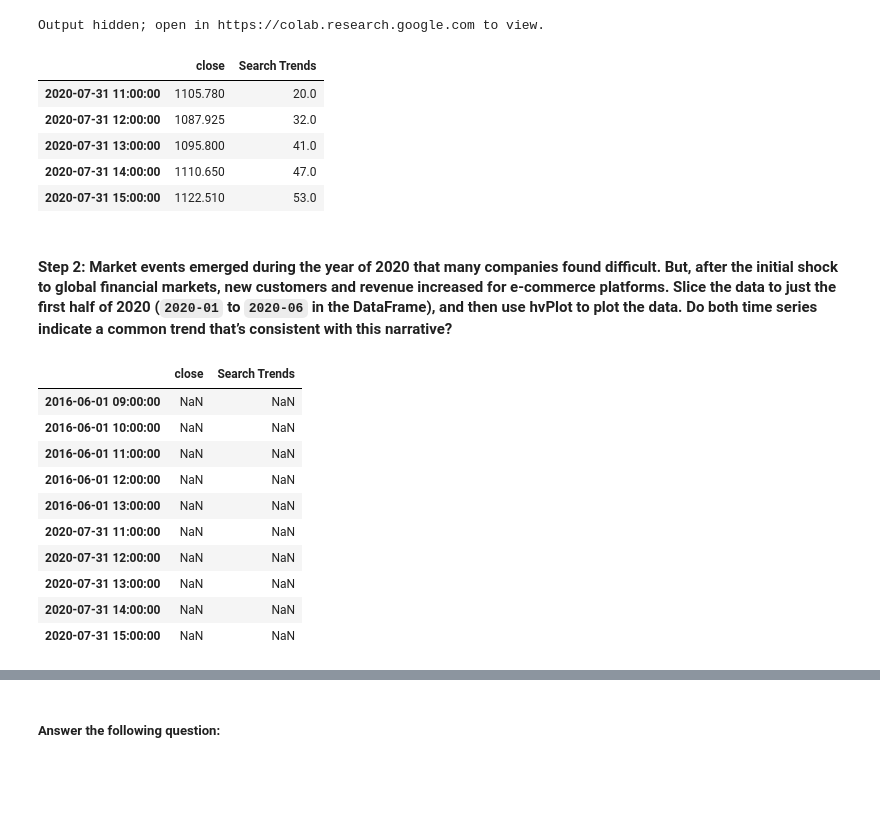
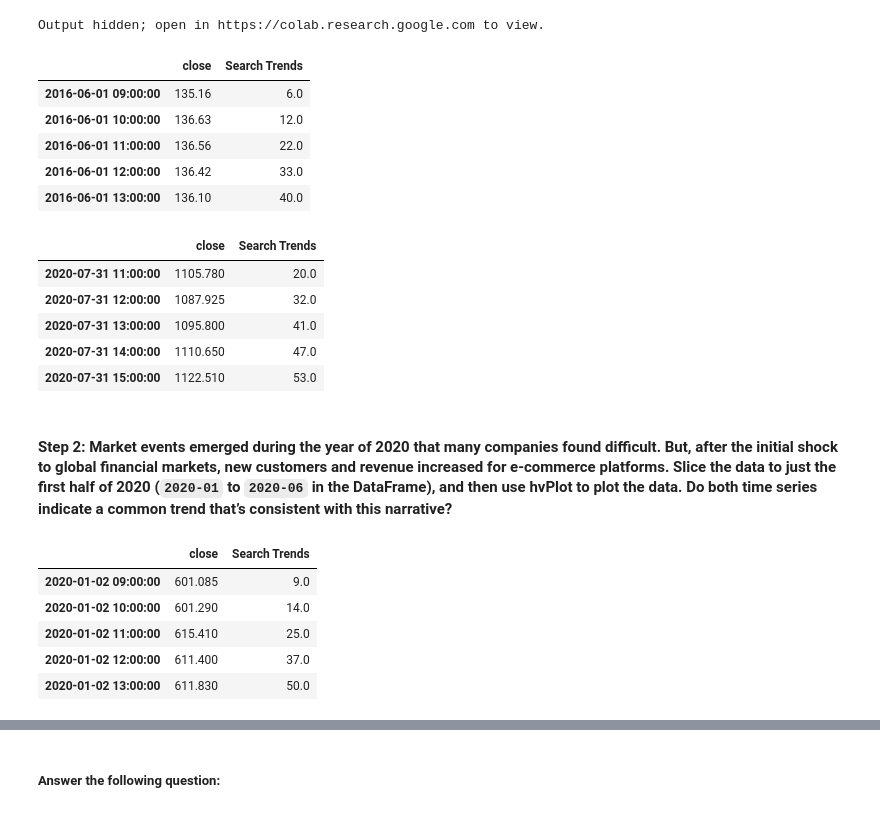
Before and after one commit to mmozeko/hw11-challenge, a Jupyter notebook: forecasting_net_prophet.ipynb, the cells around one changed output, grey strips where cells are left out. Cells and saved outputs as stored; diff of their text form; code cells hidden in the pictures; blank space fills up the shorter version.

```diff
--- a/forecasting_net_prophet.ipynb
+++ b/forecasting_net_prophet.ipynb
@@ -388,32 +386,35 @@ mercado_stock_trends_df = pd.concat([df_mercado_stock,df_mercado_trends], axis=1
 
 # View the first and last five rows of the DataFrame
 mercado_stock_trends_df.head()
-mercado_stock_trends_df.tail()
 # %% [output]
 |  | close | Search Trends |
-| 2020-07-31 11:00:00 | 1105.780 | 20.0 |
-| 2020-07-31 12:00:00 | 1087.925 | 32.0 |
-| 2020-07-31 13:00:00 | 1095.800 | 41.0 |
-| 2020-07-31 14:00:00 | 1110.650 | 47.0 |
-| 2020-07-31 15:00:00 | 1122.510 | 53.0 |
+| 2016-06-01 09:00:00 | 135.16 | 6.0 |
+| 2016-06-01 10:00:00 | 136.63 | 12.0 |
+| 2016-06-01 11:00:00 | 136.56 | 22.0 |
+| 2016-06-01 12:00:00 | 136.42 | 33.0 |
+| 2016-06-01 13:00:00 | 136.10 | 40.0 |
+# %%
+mercado_stock_trends_df.tail()
+# %% [output]
+|  | close | Search Trends |
+| 2020-07-31 11:00:00 | 1105.780 | 20.0 |
+| 2020-07-31 12:00:00 | 1087.925 | 32.0 |
+| 2020-07-31 13:00:00 | 1095.800 | 41.0 |
+| 2020-07-31 14:00:00 | 1110.650 | 47.0 |
+| 2020-07-31 15:00:00 | 1122.510 | 53.0 |
 # %% [markdown]
 #### Step 2: Market events emerged during the year of 2020 that many companies found difficult. But, after the initial shock to global financial markets, new customers and revenue increased for e-commerce platforms. Slice the data to just the first half of 2020 (`2020-01` to `2020-06` in the DataFrame), and then use hvPlot to plot the data. Do both time series indicate a common trend that’s consistent with this narrative?
 # %%
 # For the combined dataframe, slice to just the first half of 2020 (2020-01 through 2020-06)
-first_half_2020 = df_spotlight = mercado_stock_trends_df.loc["2020-01-01":"2020--12-31"]
+first_half_2020 = df_spotlight = mercado_stock_trends_df.loc["2020-01-01":"2020--06-30"]
 
 # View the first and last five rows of first_half_2020 DataFrame
 
-mercado_stock_trends_df.head() + mercado_stock_trends_df.tail()
+first_half_2020.head()
 # %% [output]
 |  | close | Search Trends |
-| 2016-06-01 09:00:00 | NaN | NaN |
-| 2016-06-01 10:00:00 | NaN | NaN |
-| 2016-06-01 11:00:00 | NaN | NaN |
-| 2016-06-01 12:00:00 | NaN | NaN |
-| 2016-06-01 13:00:00 | NaN | NaN |
-| 2020-07-31 11:00:00 | NaN | NaN |
-| 2020-07-31 12:00:00 | NaN | NaN |
-| 2020-07-31 13:00:00 | NaN | NaN |
-| 2020-07-31 14:00:00 | NaN | NaN |
-| 2020-07-31 15:00:00 | NaN | NaN |
+| 2020-01-02 09:00:00 | 601.085 | 9.0 |
+| 2020-01-02 10:00:00 | 601.290 | 14.0 |
+| 2020-01-02 11:00:00 | 615.410 | 25.0 |
+| 2020-01-02 12:00:00 | 611.400 | 37.0 |
+| 2020-01-02 13:00:00 | 611.830 | 50.0 |
```
Also changed, not shown: parts of 14 cells of this notebook.
